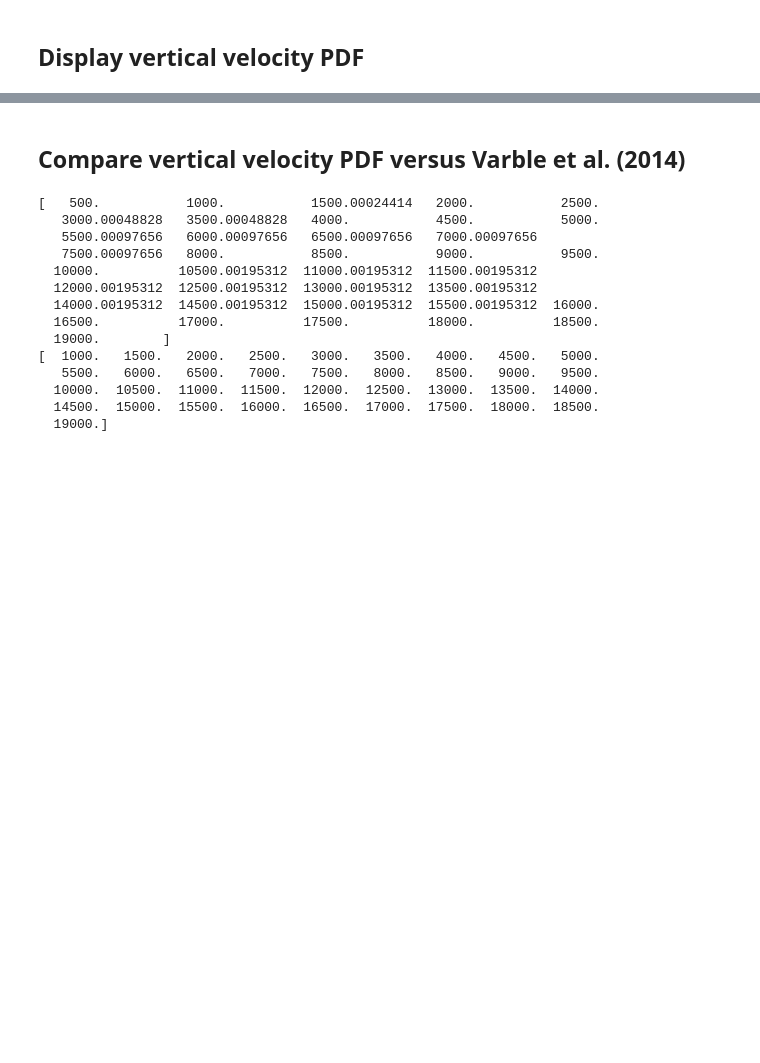
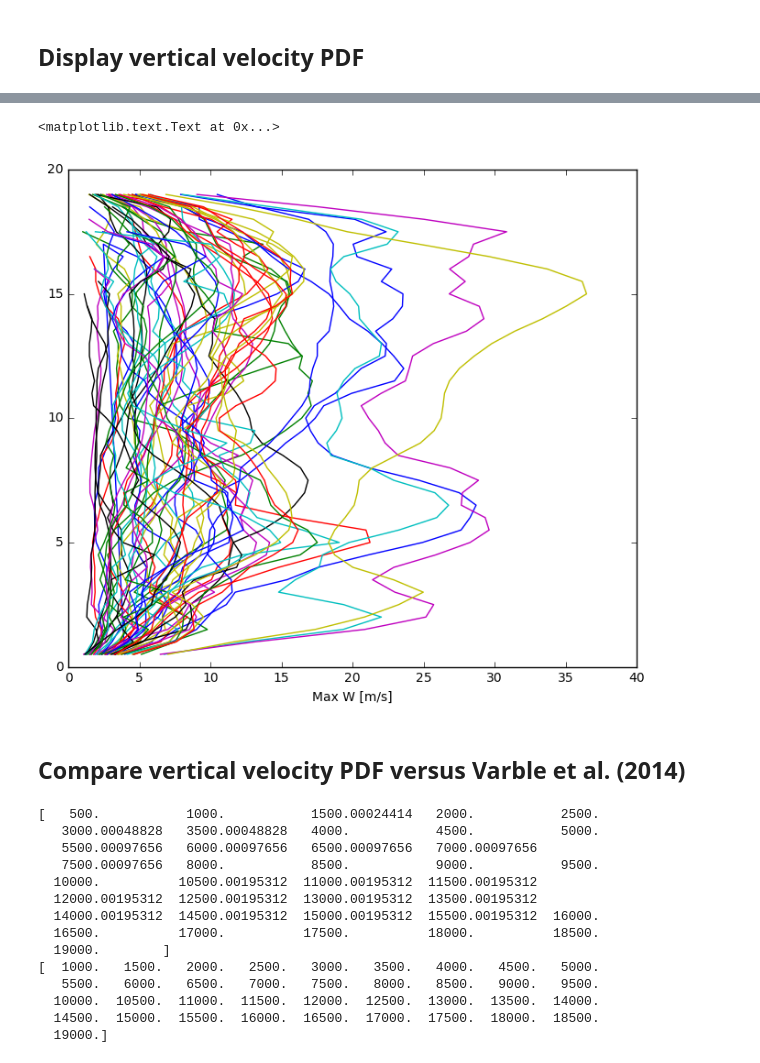
Before and after one commit to rcjackson/cmdv-rrm-anl, a Jupyter notebook: notebooks/w pdf.ipynb, the cells around one changed output, grey strips where cells are left out. Drawn from its saved outputs; the diff is of its cells as text; code cells hidden in the pictures; blank space fills up the shorter version.

```diff
--- a/notebooks/w pdf.ipynb
+++ b/notebooks/w pdf.ipynb
@@ -744,3 +757,13 @@ plt.title('All pixels')
+# %%
+plt.figure(figsize=(8,7))
+for i in np.unique(updraft_nos):
+    plt.plot(max_w_individual[np.where(updraft_nos==i)],
+             level_individual[np.where(updraft_nos==i)]*0.5)
+plt.xlim([0, 40])
+plt.xlabel('Max W [m/s]')
+# %% [output]
+<matplotlib.text.Text at 0x...>
+[figure, added]
 # %% [markdown]
 ## Compare vertical velocity PDF versus Varble et al. (2014)
 # %%
```
Also changed, not shown: parts of 8 cells of this notebook.
